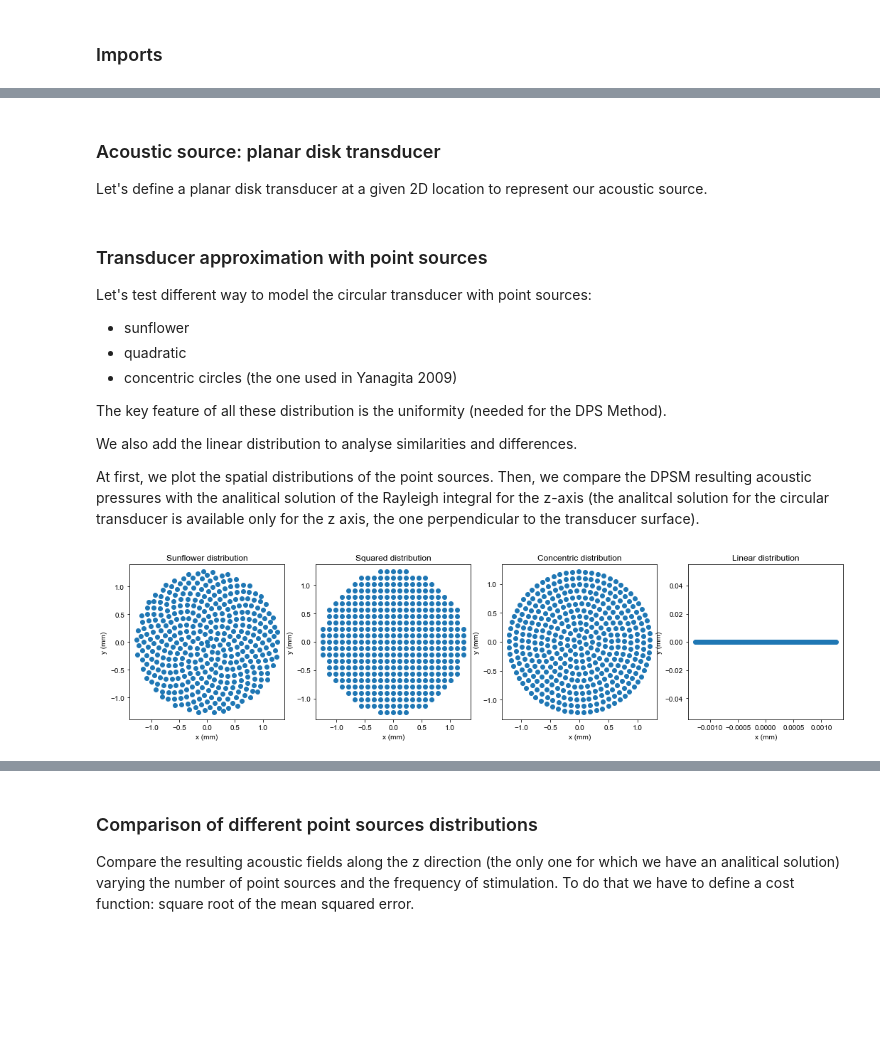
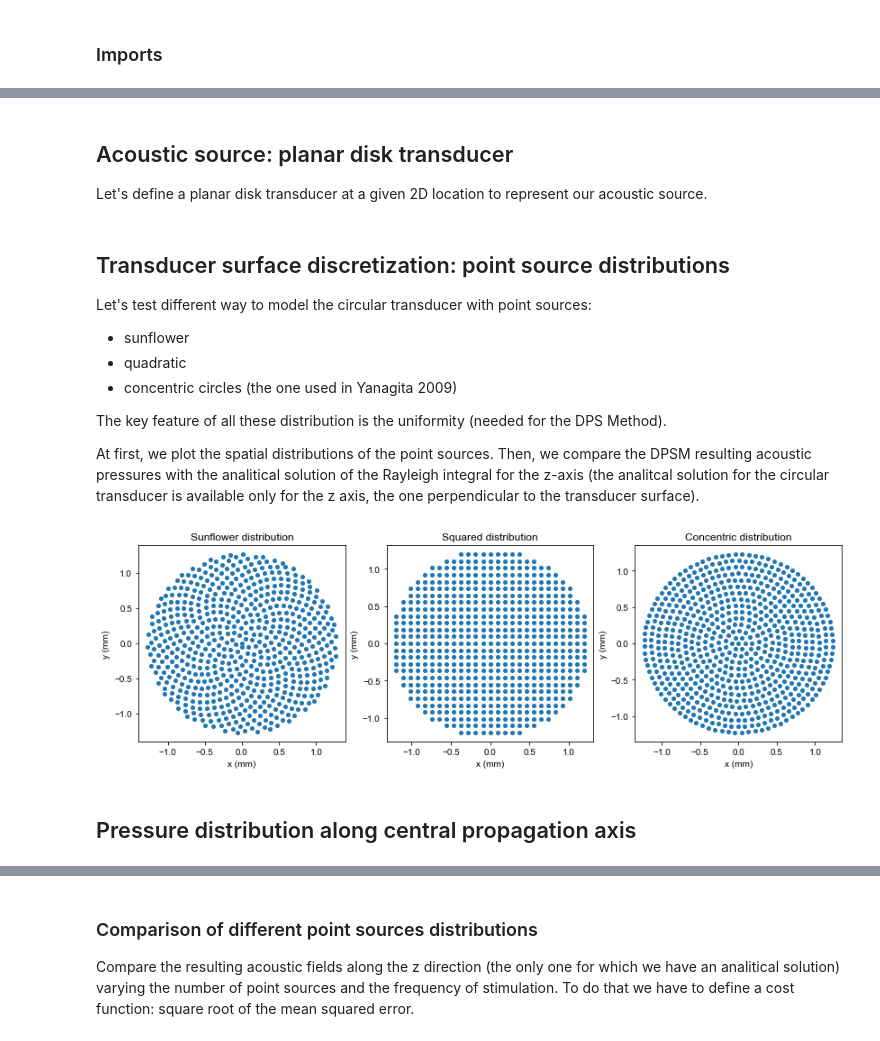
Before and after one commit to tjjlemaire/MorphoSONIC, a Jupyter notebook: notebooks/2D ultrasound propagation - planar circular transducer.ipynb, the cells around one changed output, grey strips where cells are left out. Saved outputs shown, nothing was run; the diff lists cells and outputs as text; code cells hidden in the pictures; blank space fills up the shorter version.

```diff
--- a/notebooks/2D ultrasound propagation - planar circular transducer.ipynb
+++ b/notebooks/2D ultrasound propagation - planar circular transducer.ipynb
@@ -30,5 +30,5 @@ This is possible because, under certain conditions, the acoustic propagation fro
 # %% [markdown]
-### Acoustic source: planar disk transducer
+## Acoustic source: planar disk transducer
 
 Let's define a planar disk transducer at a given 2D location to represent our acoustic source.
 # %%
@@ -37,12 +37,13 @@ c = 1490.0                       # medium speed of sound (m/s) as in Yanagita et
 rho = 1e3                        # medium density (kg/m3)
 r_tr = (2.54e-3) / 2             # transducer radius (m)
 x0 = 0                           # transducer location x-axis (m)
+y0 = 0                           # transducer location y-axis (m)
 z0 = 0                           # transducer location z-axis (m)
 freqs = [0.5e6, 1e6, 2e6, 5e6]   # US frequencies
 fref = freqs[0]
-psources = {Fdrive: PlanarDiskTransducerSource(x0, z0, Fdrive, rho=rho, c=c, r=r_tr) for Fdrive in freqs}
+psources = {Fdrive: PlanarDiskTransducerSource(x0, y0, z0, Fdrive, rho=rho, c=c, r=r_tr) for Fdrive in freqs}
 # %% [markdown]
-### Transducer approximation with point sources
+## Transducer surface discretization:  point source distributions
 
 Let's test different way to model the circular transducer with point sources:
 - sunflower
@@ -51,39 +52,35 @@ Let's test different way to model the circular transducer with point sources:
 
 The key feature of all these distribution is the uniformity (needed for the DPS Method).
 
-We also add the linear distribution to analyse similarities and differences.
-
 At first, we plot the spatial distributions of the point sources. Then, we compare the DPSM resulting acoustic pressures with the analitical solution of the Rayleigh integral for the z-axis (the analitcal solution for the circular transducer is available only for the z axis, the one perpendicular to the transducer surface).
 # %%
-m = 400            # Number of point sources
+m = 600            # Number of point sources
 
 # Simulate the point sources distributions
 xs, ys = psources[fref].DPSM_sunflowersources(m)    # Sunflower
 xq, yq = psources[fref].DPSM_squaredsources(m)      # Squared
 xc, yc = psources[fref].DPSM_concentricsources(m)   # Concentric
-xl, yl = psources[fref].DPSM_linearsources(m)       # Linear
 # Plot the point sources distributions
-fig, axes = plt.subplots(1, 4, figsize=(18,4))
+fig, axes = plt.subplots(1, 3, figsize=(14,4))
 ax = axes[0]
 ax.set_title('Sunflower distribution')
-ax.plot(xs * 1e3, ys * 1e3,'o')
+ax.plot(xs * 1e3, ys * 1e3, 'o', markersize = 4)
 ax = axes[1]
 ax.set_title('Squared distribution')
-ax.plot(xq * 1e3, yq * 1e3,'o')
+ax.plot(xq * 1e3, yq * 1e3, 'o', markersize = 4)
 ax = axes[2]
 ax.set_title('Concentric distribution')
-ax.plot(xc * 1e3, yc * 1e3,'o')
-ax = axes[3]
-ax.set_title('Linear distribution')
-ax.plot(xl,yl,'o')
+ax.plot(xc * 1e3, yc * 1e3, 'o', markersize = 4)
 for ax in axes:
     ax.set_xlabel('x (mm)')
     ax.set_ylabel('y (mm)')
 
 # Simulate the US amplitude along normal axis
 n = 400   # Number of samples in x, z
 x = np.linspace(-0.005, 0.005, n)  # m
 z = np.linspace(0, 0.015, n)  # m
 # %% [output]
-[figure, old version]
+[figure, new version]
+# %% [markdown]
+## Pressure distribution along central propagation axis
 # %%
```
Also changed, not shown: parts of 24 cells of this notebook, 1 other file.
